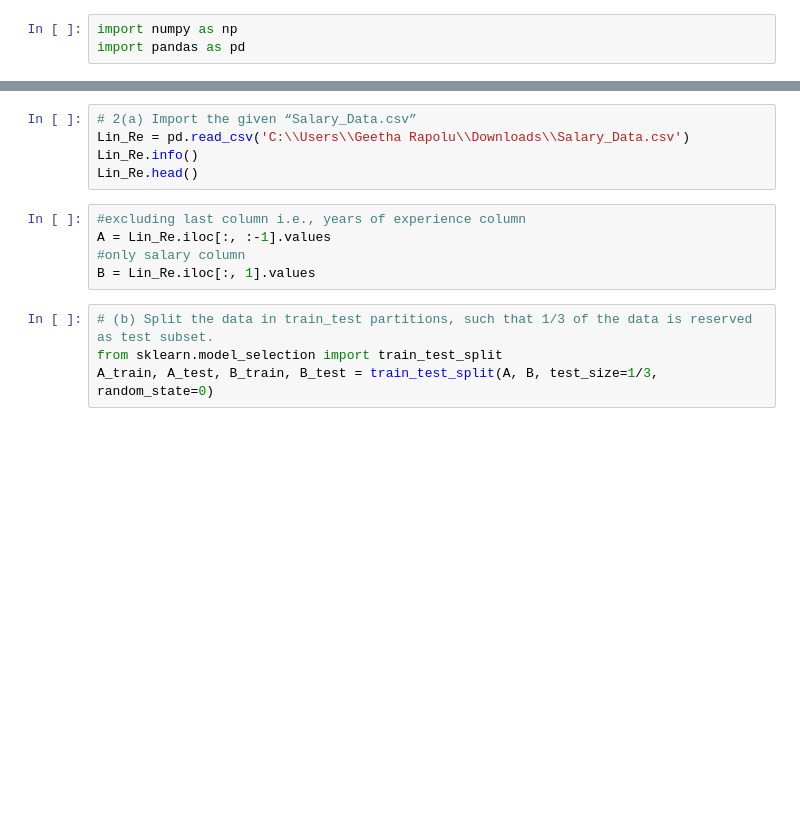
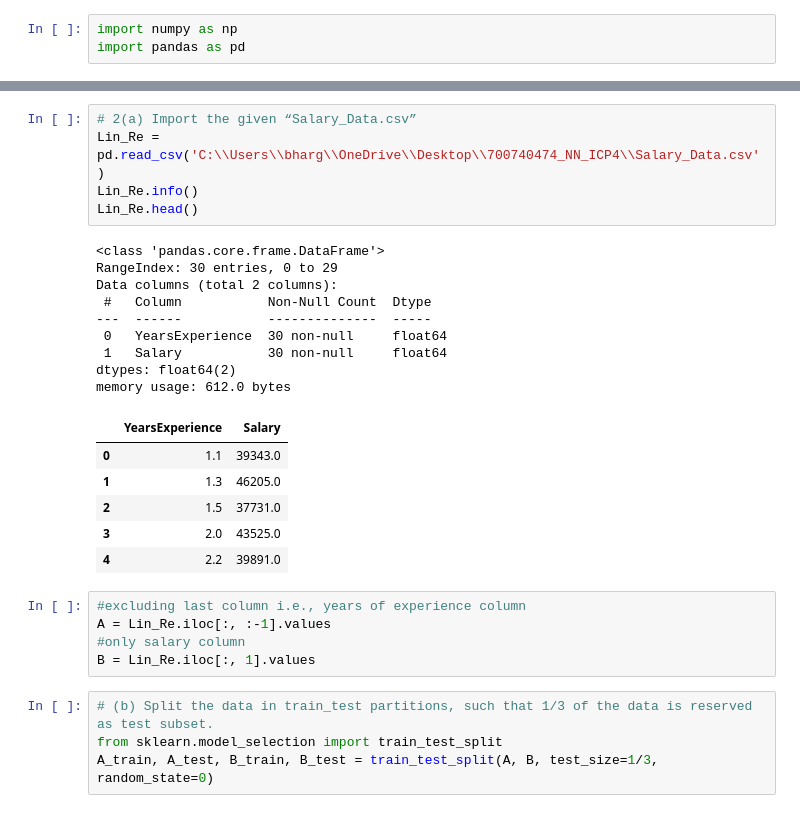
Before and after one commit to swamy1199/ICP4, a Jupyter notebook: ICP4.ipynb, the cells around one changed output, grey strips where cells are left out. Saved outputs shown, nothing was run; the diff lists cells and outputs as text; blank space fills up the shorter version.

```diff
--- a/ICP4.ipynb
+++ b/ICP4.ipynb
@@ -56,8 +161,24 @@ print(sp1)
 # %%
 # 2(a) Import the given “Salary_Data.csv”
-Lin_Re = pd.read_csv('C:\\Users\\Geetha Rapolu\\Downloads\\Salary_Data.csv')
+Lin_Re = pd.read_csv('C:\\Users\\bharg\\OneDrive\\Desktop\\700740474_NN_ICP4\\Salary_Data.csv')
 Lin_Re.info()
 Lin_Re.head()
+# %% [output]
+<class 'pandas.core.frame.DataFrame'>
+RangeIndex: 30 entries, 0 to 29
+Data columns (total 2 columns):
+ #   Column           Non-Null Count  Dtype
+---  ------           --------------  -----
+ 0   YearsExperience  30 non-null     float64
+ 1   Salary           30 non-null     float64
+dtypes: float64(2)
+memory usage: 612.0 bytes
+|  | YearsExperience | Salary |
+| 0 | 1.1 | 39343.0 |
+| 1 | 1.3 | 46205.0 |
+| 2 | 1.5 | 37731.0 |
+| 3 | 2.0 | 43525.0 |
+| 4 | 2.2 | 39891.0 |
 # %%
 #excluding last column i.e., years of experience column
 A = Lin_Re.iloc[:, :-1].values
```
Also changed, not shown: parts of 15 cells of this notebook.
